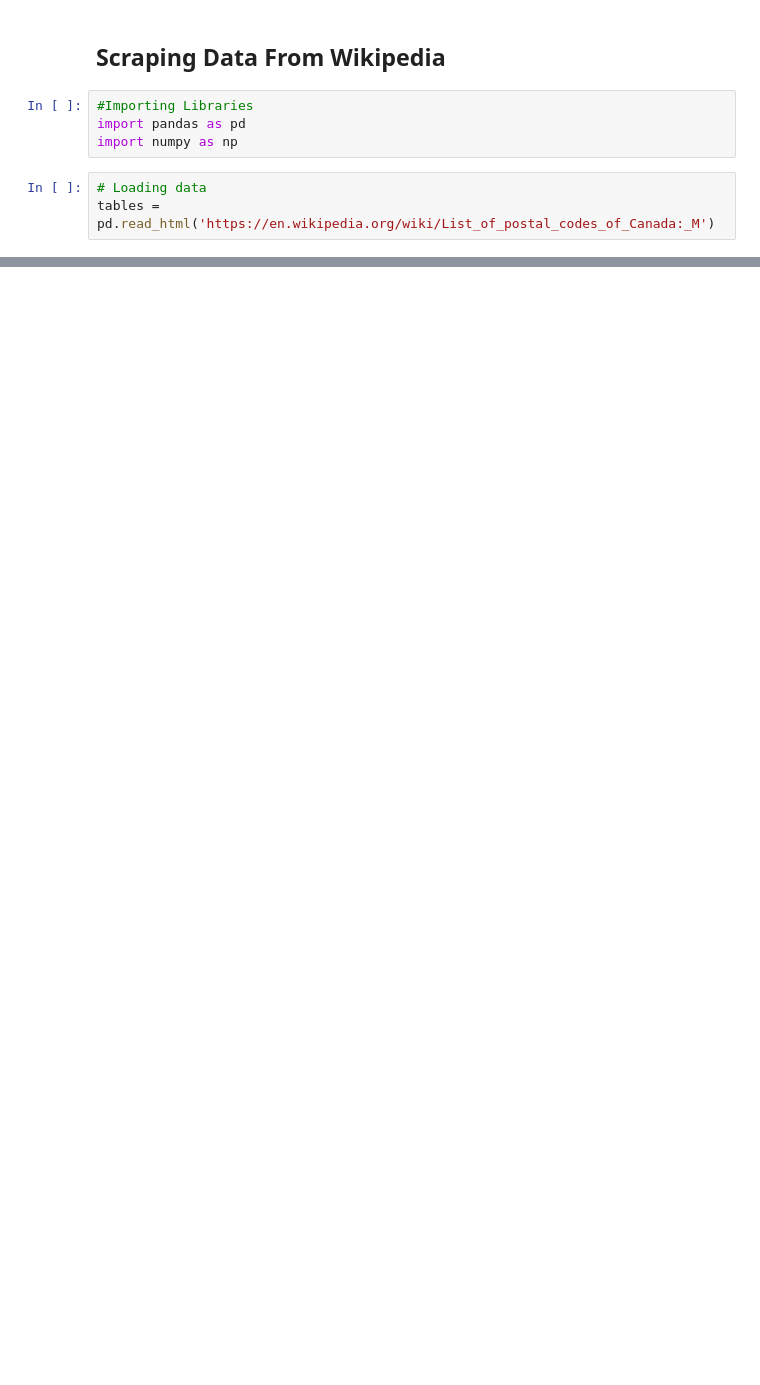
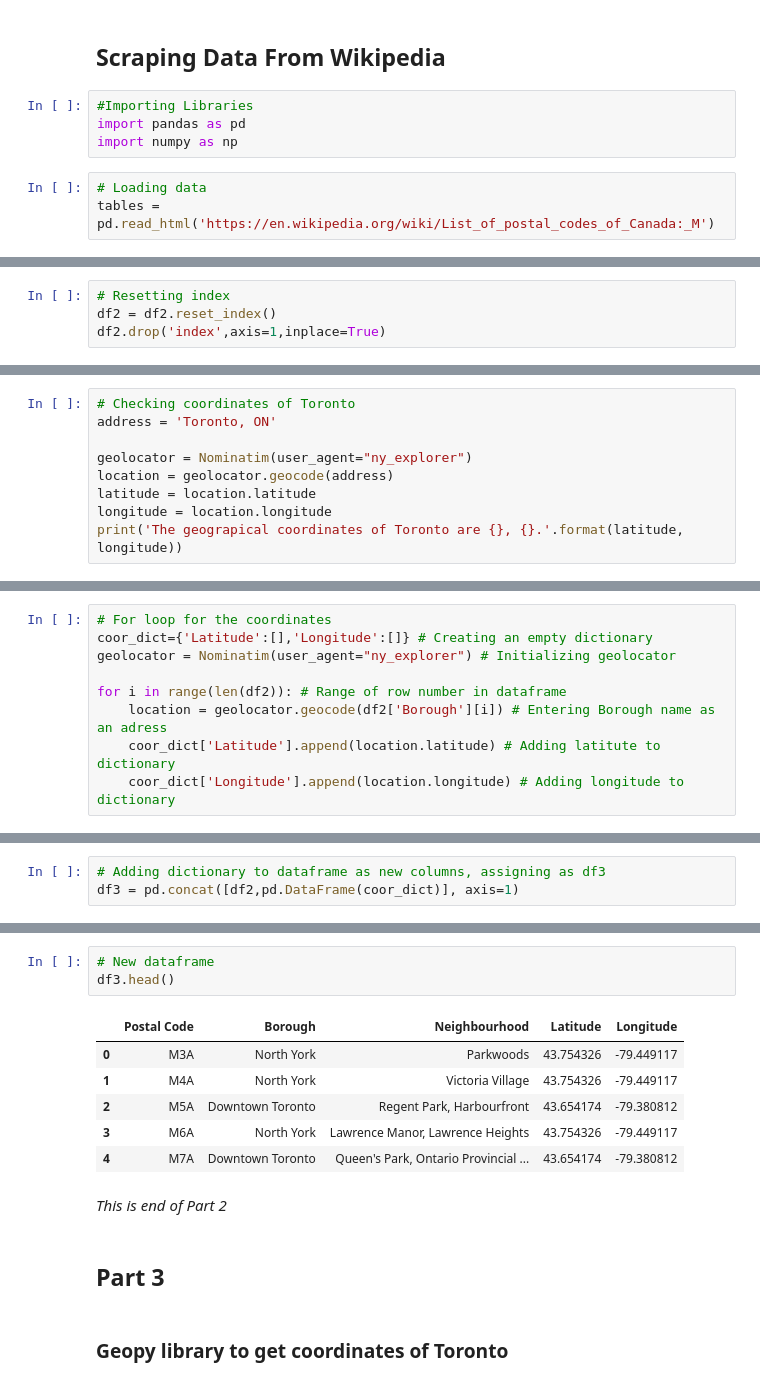
Before and after one commit to smeteo/IBM_Capstone, a Jupyter notebook: Clustering_Neighborhoods_Toronto.ipynb, the cells around one changed output, grey strips where cells are left out. Saved outputs shown, nothing was run; the diff lists cells and outputs as text; blank space fills up the shorter version.

Commit message:
Clustering Toronto

```diff
--- a/Clustering_Neighborhoods_Toronto.ipynb
+++ b/Clustering_Neighborhoods_Toronto.ipynb
@@ -46,0 +191,4 @@ ModuleNotFoundError: No module named 'urllib2'
+# %%
+# Resetting index
+df2 = df2.reset_index()
+df2.drop('index',axis=1,inplace=True)
@@ -46,0 +217,9 @@ ModuleNotFoundError: No module named 'urllib2'
+# %%
+# Checking coordinates of Toronto
+address = 'Toronto, ON'
+
+geolocator = Nominatim(user_agent="ny_explorer")
+location = geolocator.geocode(address)
+latitude = location.latitude
+longitude = location.longitude
+print('The geograpical coordinates of Toronto are {}, {}.'.format(latitude, longitude))
@@ -46,0 +241,9 @@ ModuleNotFoundError: No module named 'urllib2'
+# %%
+# For loop for the coordinates
+coor_dict={'Latitude':[],'Longitude':[]} # Creating an empty dictionary
+geolocator = Nominatim(user_agent="ny_explorer") # Initializing geolocator
+
+for i in range(len(df2)): # Range of row number in dataframe
+    location = geolocator.geocode(df2['Borough'][i]) # Entering Borough name as an adress
+    coor_dict['Latitude'].append(location.latitude) # Adding latitute to dictionary
+    coor_dict['Longitude'].append(location.longitude) # Adding longitude to dictionary
@@ -46,0 +281,3 @@ ModuleNotFoundError: No module named 'urllib2'
+# %%
+# Adding dictionary to dataframe as new columns, assigning as df3
+df3 = pd.concat([df2,pd.DataFrame(coor_dict)], axis=1)
@@ -46,0 +303,16 @@ ModuleNotFoundError: No module named 'urllib2'
+# %%
+# New dataframe
+df3.head()
+# %% [output]
+|  | Postal Code | Borough | Neighbourhood | Latitude | Longitude |
+| 0 | M3A | North York | Parkwoods | 43.754326 | -79.449117 |
+| 1 | M4A | North York | Victoria Village | 43.754326 | -79.449117 |
+| 2 | M5A | Downtown Toronto | Regent Park, Harbourfront | 43.654174 | -79.380812 |
+| 3 | M6A | North York | Lawrence Manor, Lawrence Heights | 43.754326 | -79.449117 |
+| 4 | M7A | Downtown Toronto | Queen's Park, Ontario Provincial ... | 43.654174 | -79.380812 |
+# %% [markdown]
+*This is end of Part 2*
+# %% [markdown]
+## Part 3
+# %% [markdown]
+### Geopy library to get coordinates of Toronto
```
Also changed, not shown: parts of 49 cells of this notebook.
